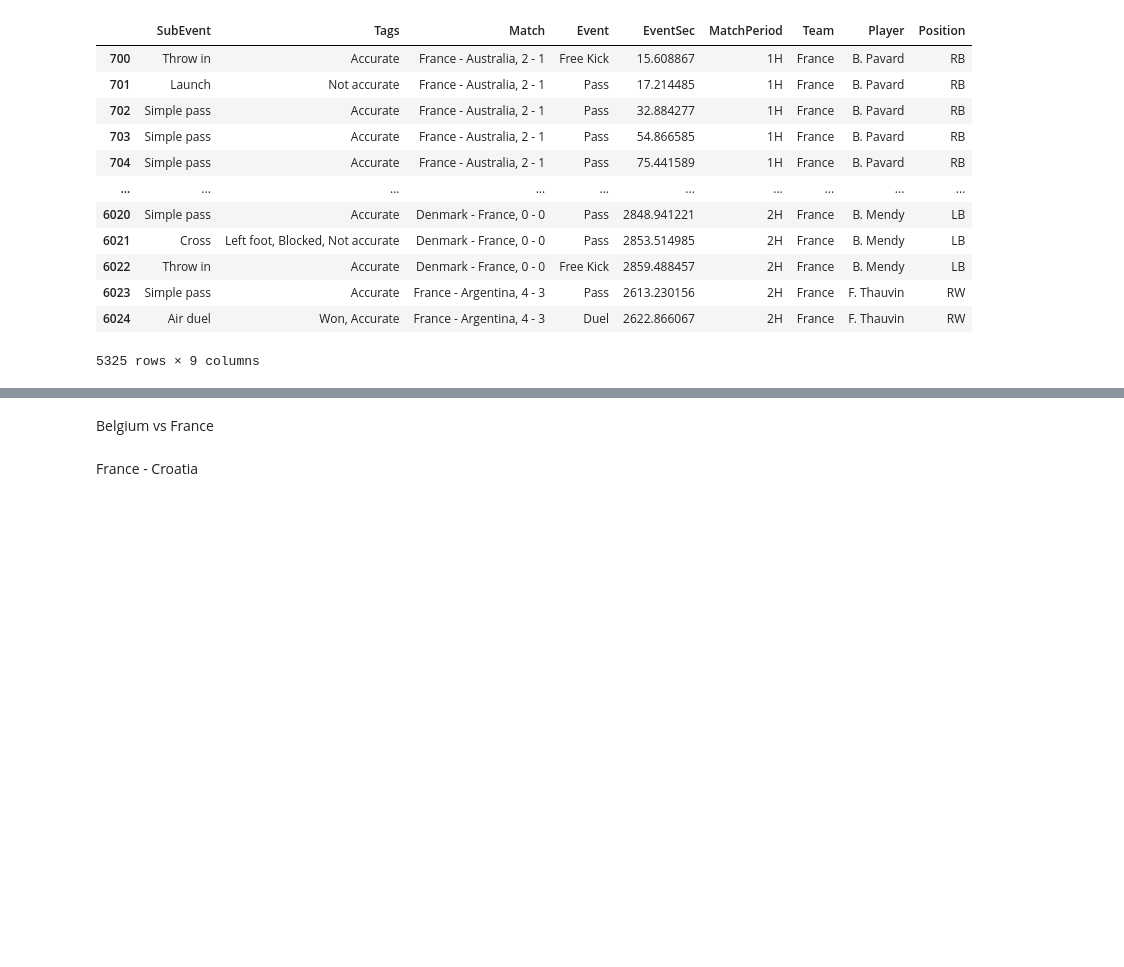
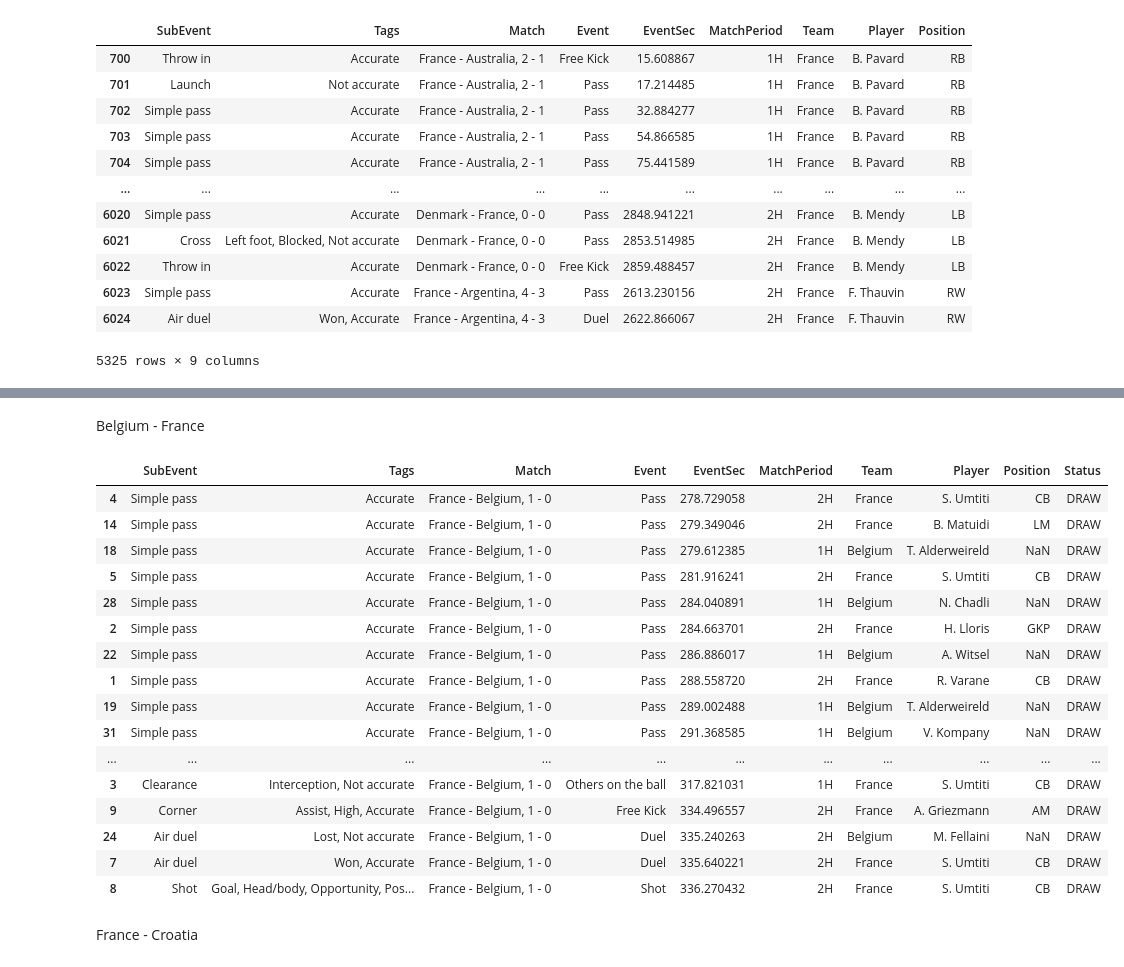
Before and after one commit to MrSachin7/ProcessMiningProject, a Jupyter notebook: Data_preparation/index.ipynb, the cells around one changed output, grey strips where cells are left out. Saved outputs shown, nothing was run; the diff lists cells and outputs as text; code cells hidden in the pictures; blank space fills up the shorter version.

```diff
--- a/Data_preparation/index.ipynb
+++ b/Data_preparation/index.ipynb
@@ -370,2 +459,2 @@ data.loc[mask, 'Status'] = 'LEADING'
 # %% [markdown]
-Belgium vs France
+Belgium - France
@@ -380,2 +461,23 @@ data.loc[mask, 'Status'] = 'LEADING'
+# %%
+events_belgium = events_before_goal_by_minutes(data, 'Belgium', minutes=1)
+events_belgium
+# %% [output]
+|  | SubEvent | Tags | Match | Event | EventSec | MatchPeriod | Team | Player | Position | Status |
+| 4 | Simple pass | Accurate | France - Belgium, 1 - 0 | Pass | 278.729058 | 2H | France | S. Umtiti | CB | DRAW |
+| 14 | Simple pass | Accurate | France - Belgium, 1 - 0 | Pass | 279.349046 | 2H | France | B. Matuidi | LM | DRAW |
+| 18 | Simple pass | Accurate | France - Belgium, 1 - 0 | Pass | 279.612385 | 1H | Belgium | T. Alderweireld | NaN | DRAW |
+| 5 | Simple pass | Accurate | France - Belgium, 1 - 0 | Pass | 281.916241 | 2H | France | S. Umtiti | CB | DRAW |
+| 28 | Simple pass | Accurate | France - Belgium, 1 - 0 | Pass | 284.040891 | 1H | Belgium | N. Chadli | NaN | DRAW |
+| 2 | Simple pass | Accurate | France - Belgium, 1 - 0 | Pass | 284.663701 | 2H | France | H. Lloris | GKP | DRAW |
+| 22 | Simple pass | Accurate | France - Belgium, 1 - 0 | Pass | 286.886017 | 1H | Belgium | A. Witsel | NaN | DRAW |
+| 1 | Simple pass | Accurate | France - Belgium, 1 - 0 | Pass | 288.558720 | 2H | France | R. Varane | CB | DRAW |
+| 19 | Simple pass | Accurate | France - Belgium, 1 - 0 | Pass | 289.002488 | 1H | Belgium | T. Alderweireld | NaN | DRAW |
+| 31 | Simple pass | Accurate | France - Belgium, 1 - 0 | Pass | 291.368585 | 1H | Belgium | V. Kompany | NaN | DRAW |
+| ... | ... | ... | ... | ... | ... | ... | ... | ... | ... | ... |
+| 3 | Clearance | Interception, Not accurate | France - Belgium, 1 - 0 | Others on the ball | 317.821031 | 1H | France | S. Umtiti | CB | DRAW |
+| 9 | Corner | Assist, High, Accurate | France - Belgium, 1 - 0 | Free Kick | 334.496557 | 2H | France | A. Griezmann | AM | DRAW |
+| 24 | Air duel | Lost, Not accurate | France - Belgium, 1 - 0 | Duel | 335.240263 | 2H | Belgium | M. Fellaini | NaN | DRAW |
+| 7 | Air duel | Won, Accurate | France - Belgium, 1 - 0 | Duel | 335.640221 | 2H | France | S. Umtiti | CB | DRAW |
+| 8 | Shot | Goal, Head/body, Opportunity, Pos... | France - Belgium, 1 - 0 | Shot | 336.270432 | 2H | France | S. Umtiti | CB | DRAW |
 # %% [markdown]
 France - Croatia
```
Also changed, not shown: parts of 35 cells of this notebook, 4 other files.
